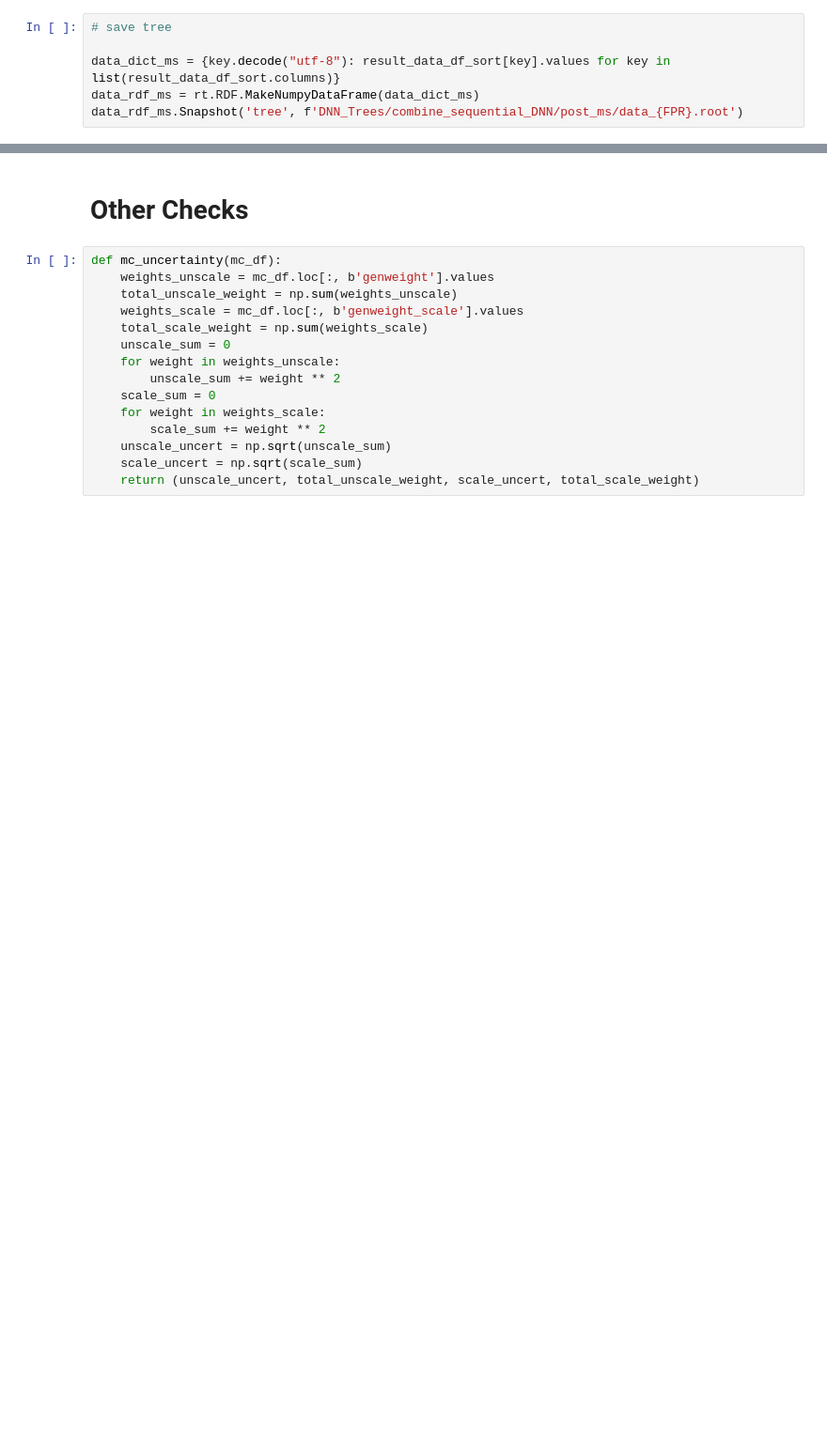
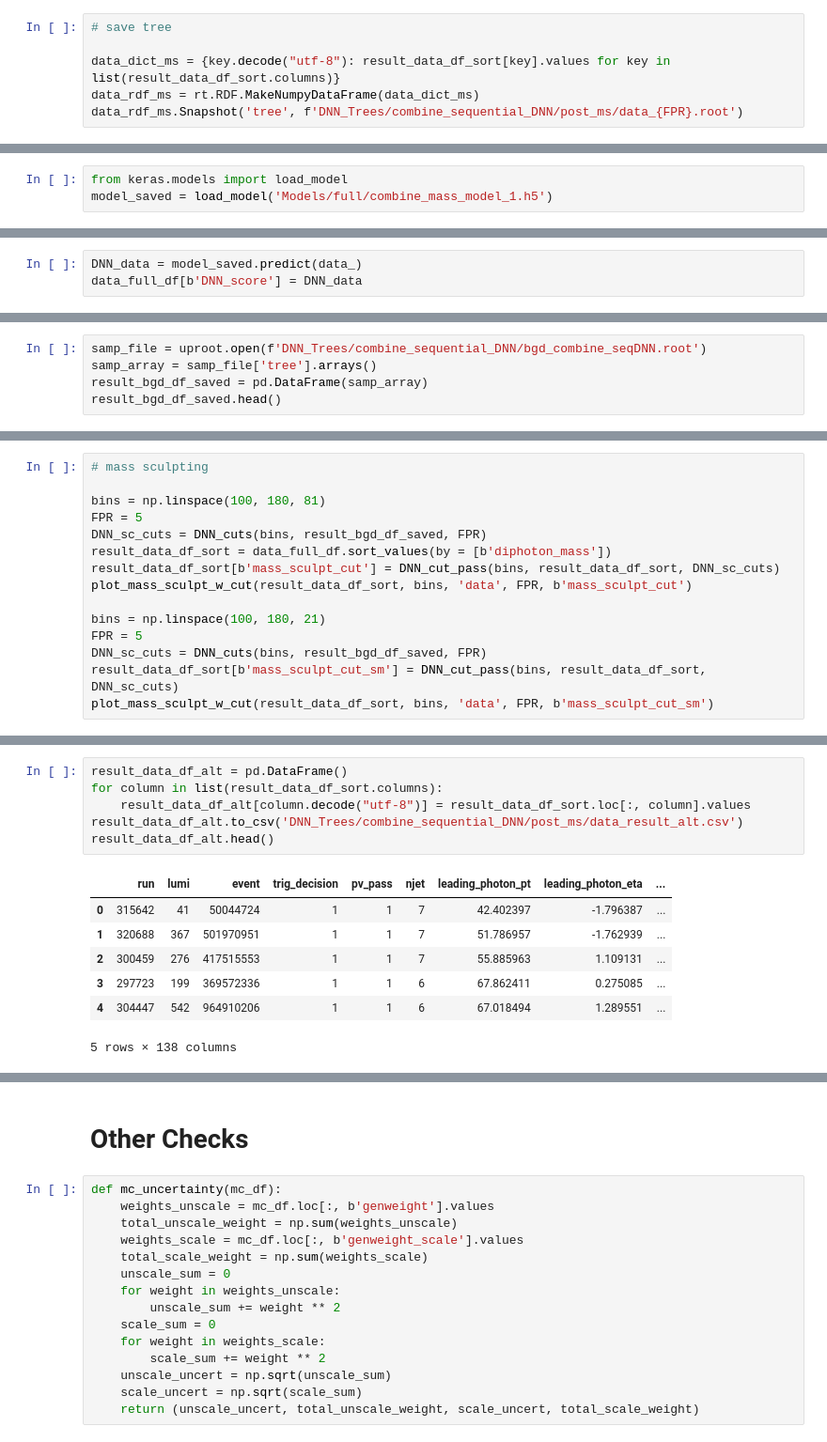
Before and after one commit to s-y-chen/HHbbgg, a Jupyter notebook: notebook/ML/Sequential_DNN_combine_nodownsampling.ipynb, the cells around one changed output, grey strips where cells are left out. Shown at 94% size. Drawn from its saved outputs; the diff is of its cells as text; blank space fills up the shorter version.

Commit message:
data save

```diff
--- a/notebook/ML/Sequential_DNN_combine_nodownsampling.ipynb
+++ b/notebook/ML/Sequential_DNN_combine_nodownsampling.ipynb
@@ -1224,0 +1222,3 @@ data_rdf_ms.Snapshot('tree', f'DNN_Trees/combine_sequential_DNN/post_ms/data_{FP
+# %%
+from keras.models import load_model
+model_saved = load_model('Models/full/combine_mass_model_1.h5')
@@ -1224,0 +1243,3 @@ data_rdf_ms.Snapshot('tree', f'DNN_Trees/combine_sequential_DNN/post_ms/data_{FP
+# %%
+DNN_data = model_saved.predict(data_)
+data_full_df[b'DNN_score'] = DNN_data
@@ -1224,0 +1315,5 @@ data_rdf_ms.Snapshot('tree', f'DNN_Trees/combine_sequential_DNN/post_ms/data_{FP
+# %%
+samp_file = uproot.open(f'DNN_Trees/combine_sequential_DNN/bgd_combine_seqDNN.root')
+samp_array = samp_file['tree'].arrays()
+result_bgd_df_saved = pd.DataFrame(samp_array)
+result_bgd_df_saved.head()
@@ -1224,0 +1328,15 @@ data_rdf_ms.Snapshot('tree', f'DNN_Trees/combine_sequential_DNN/post_ms/data_{FP
+# %%
+# mass sculpting
+
+bins = np.linspace(100, 180, 81)
+FPR = 5
+DNN_sc_cuts = DNN_cuts(bins, result_bgd_df_saved, FPR)
+result_data_df_sort = data_full_df.sort_values(by = [b'diphoton_mass'])
+result_data_df_sort[b'mass_sculpt_cut'] = DNN_cut_pass(bins, result_data_df_sort, DNN_sc_cuts)
+plot_mass_sculpt_w_cut(result_data_df_sort, bins, 'data', FPR, b'mass_sculpt_cut')
+
+bins = np.linspace(100, 180, 21)
+FPR = 5
+DNN_sc_cuts = DNN_cuts(bins, result_bgd_df_saved, FPR)
+result_data_df_sort[b'mass_sculpt_cut_sm'] = DNN_cut_pass(bins, result_data_df_sort, DNN_sc_cuts)
+plot_mass_sculpt_w_cut(result_data_df_sort, bins, 'data', FPR, b'mass_sculpt_cut_sm')
@@ -1224,0 +1359,14 @@ data_rdf_ms.Snapshot('tree', f'DNN_Trees/combine_sequential_DNN/post_ms/data_{FP
+# %%
+result_data_df_alt = pd.DataFrame()
+for column in list(result_data_df_sort.columns):
+    result_data_df_alt[column.decode("utf-8")] = result_data_df_sort.loc[:, column].values
+result_data_df_alt.to_csv('DNN_Trees/combine_sequential_DNN/post_ms/data_result_alt.csv')
+result_data_df_alt.head()
+# %% [output]
+|  | run | lumi | event | trig_decision | pv_pass | njet | leading_photon_pt | leading_photon_eta | ... |
+| 0 | 315642 | 41 | 50044724 | 1 | 1 | 7 | 42.402397 | -1.796387 | ... |
+| 1 | 320688 | 367 | 501970951 | 1 | 1 | 7 | 51.786957 | -1.762939 | ... |
+| 2 | 300459 | 276 | 417515553 | 1 | 1 | 7 | 55.885963 | 1.109131 | ... |
+| 3 | 297723 | 199 | 369572336 | 1 | 1 | 6 | 67.862411 | 0.275085 | ... |
+| 4 | 304447 | 542 | 964910206 | 1 | 1 | 6 | 67.018494 | 1.289551 | ... |
+5 rows × 138 columns
```
Also changed, not shown: parts of 16 cells of this notebook, 2 other files.
